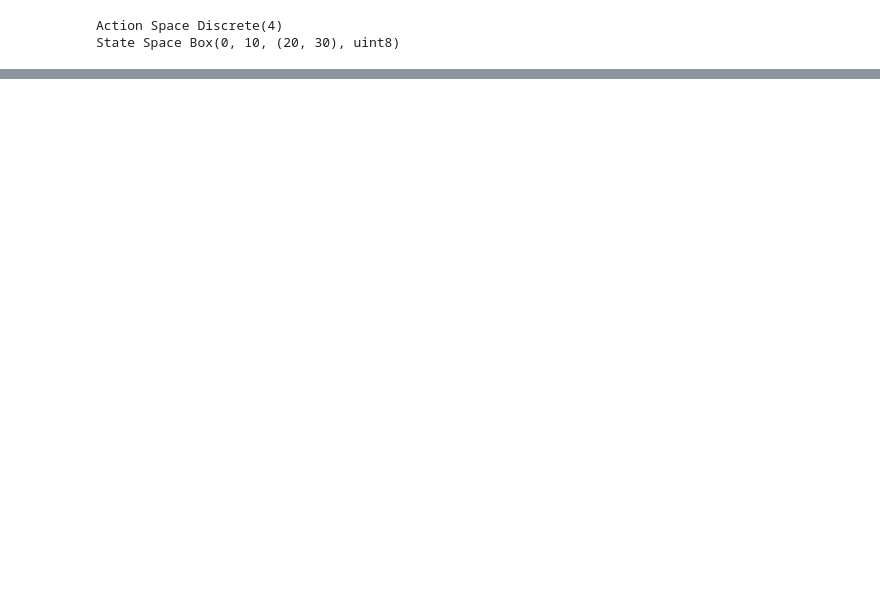
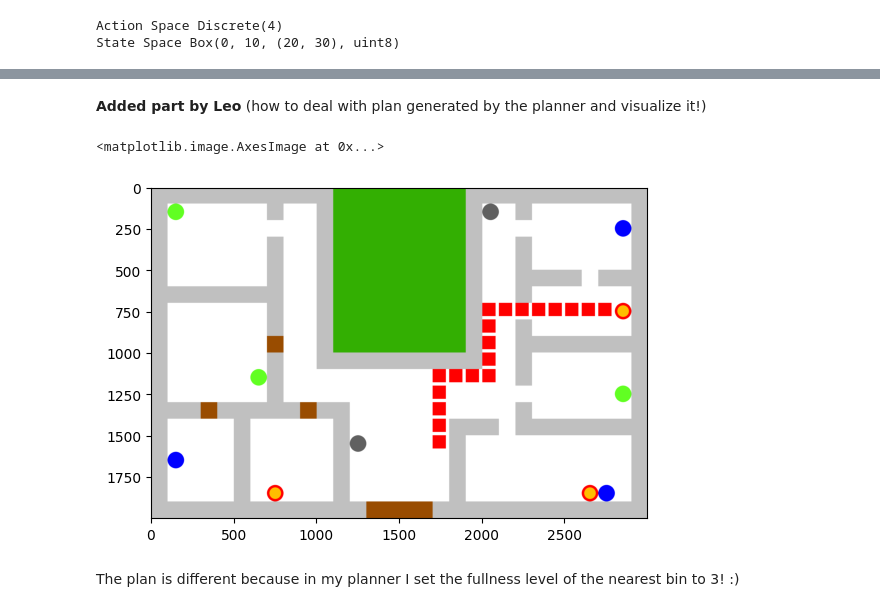
Before and after one commit to lavallone/HRI_RA_project, a Jupyter notebook: RA/KR_RL/Grid_World.ipynb, the cells around one changed output, grey strips where cells are left out. Cells and saved outputs as stored; diff of their text form; code cells hidden in the pictures; blank space fills up the shorter version.

```diff
--- a/RA/KR_RL/Grid_World.ipynb
+++ b/RA/KR_RL/Grid_World.ipynb
@@ -500,0 +504,38 @@ plt.imshow(img)
+# %% [markdown]
+**Added part by Leo**
+(how to deal with plan generated by the planner and visualize it!)
+# %%
+x = generate_matrix((15,17), goals, doors_closed) # I added this to regenerate the map each time I want
+
+# example of plan returned by the planner --> is a "string" composed by a first part that is the actual plan and then the updated dict representing the fullness of the bins!
+ris = "[467, 437, 407, 377, 347, 348, 349, 350, 320, 290, 260, 230, 231, 233, 234, 235, 236, 237, 238] - {(16, 1): 0, (18, 27): 0, (2, 28): 0, (18, 7): 0, (18, 26): 3, (7, 28): 1, (15, 12): 0, (1, 20): 0, (1, 1): 0, (11, 6): 0, (12, 28): 0}"
+cells_plan, bins_fullness = ris.split(" - ")
+cells_plan = [int(e) for e in cells_plan[1:-1].split(", ")]
+
+# the fact is that the plan generated by the planner doesn't consider the cells occupied by doors,
+# so to display correctly the path to reach the goal we need to overcome this little problem...
+cells_adj_doors = [363, 423, 66, 68, 276, 278, 429, 369, 471, 411, 383, 381, 233, 231, 83, 81, 206, 146]
+cells_adj_doors = set(cells_adj_doors)
+states2cells_doors = {363 : 393, 423 : 393, 66 : 67, 68 : 67, 276 : 277, 278 : 277, 429 : 399, 369 : 399, 471 : 441, 411 : 441, 381 : 382, 383 : 382, 233 : 232, 231 : 232, 83 : 82, 81 : 82, 206 : 176, 146 : 176}
+
+new_plan = []
+for i in range(len(cells_plan)):
+    new_plan.append(cells_plan[i])
+    if cells_plan[i] in cells_adj_doors:
+        if cells_plan[i+1] in cells_adj_doors:
+            new_plan.append(states2cells_doors[cells_plan[i]])
+    else:
+        continue
+
+best_steps = new_plan
+for s in best_steps[:-1]:
+  i,j = find_value(matrix, s)
+  x[i,j] = 2
+
+img = plot(x, "nn", window_size_x=3000, window_size_y=2000)
+plt.imshow(img)
+# %% [output]
+<matplotlib.image.AxesImage at 0x...>
+[figure, added]
+# %% [markdown]
+The plan is different because in my planner I set the fullness level of the nearest bin to 3! :)
```
Also changed, not shown: parts of 5 cells of this notebook, 3 other files.
